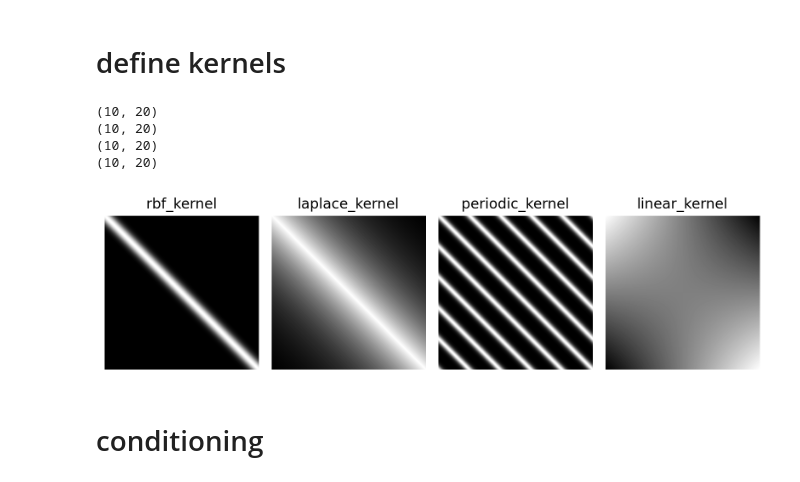
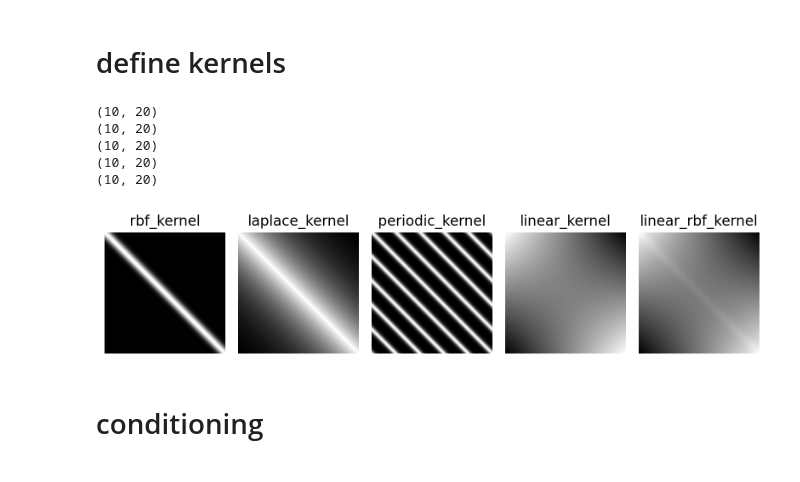
Before and after one commit to martin-marek/algorithms, a Jupyter notebook: GPs.ipynb, the cells around one changed output. Cells and saved outputs as stored; diff of their text form; code cells hidden in the pictures.

```diff
--- a/GPs.ipynb
+++ b/GPs.ipynb
@@ -171,11 +167,14 @@ def periodic_kernel(x1, x2):
 @vectorize_kernel
 def linear_kernel(x1, x2):
     return jnp.dot(x1, x2)
+
+def linear_rbf_kernel(x1, x2):
+    return linear_kernel(x1, x2) + rbf_kernel(x1, x2)
 # %%
 # 2d test
 x1 = jnp.ones([10, 2])
 x2 = jnp.ones([20, 2])
-kernel_fns = [rbf_kernel, laplace_kernel, periodic_kernel, linear_kernel]
+kernel_fns = [rbf_kernel, laplace_kernel, periodic_kernel, linear_kernel, linear_rbf_kernel]
 for kernel_fn in kernel_fns:
     K = kernel_fn(x1, x2)
     print(K.shape)
@@ -184,22 +183,22 @@ for kernel_fn in kernel_fns:
 (10, 20)
 (10, 20)
 (10, 20)
+(10, 20)
 # %%
 # plot kernel function
-fig, axs = plt.subplots(1, 4, figsize=[8, 4])
+fig, axs = plt.subplots(1, len(kernel_fns), figsize=[8, 6])
 x1 = jnp.linspace(-1, 1, 1_000)
 x2 = jnp.linspace(-1, 1, 1_000)
-kernel_fns = [rbf_kernel, laplace_kernel, periodic_kernel, linear_kernel]
 
 for ax, kernel_fn in zip(axs, kernel_fns):
     ax.imshow(kernel_fn(x1, x2), cmap='gray')
     ax.set_title(kernel_fn.__name__)
     ax.axis('off')
 
 plt.tight_layout()
 plt.show()
 # %% [output]
-[figure, old version]
+[figure, new version]
 # %% [markdown]
 # conditioning
 # %%
```
Also changed, not shown: parts of 2 cells of this notebook.
